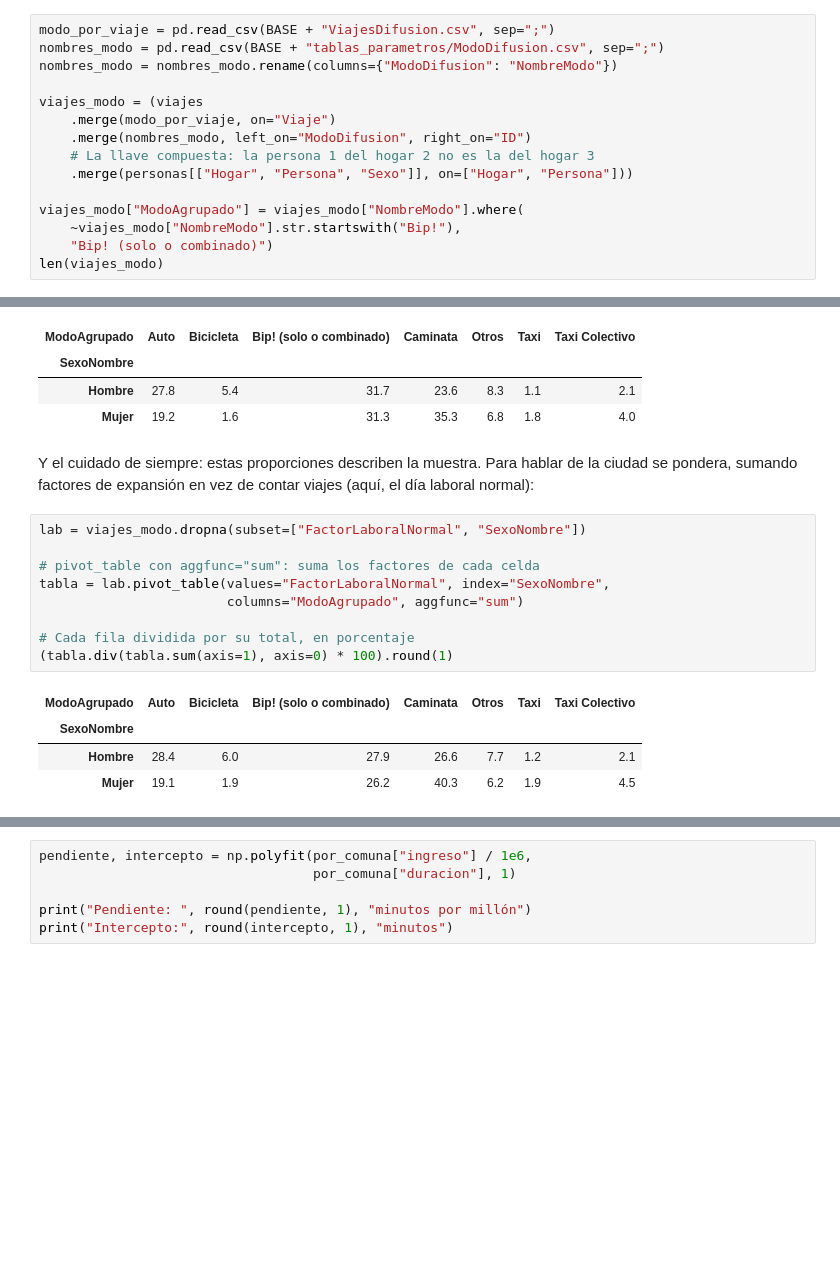
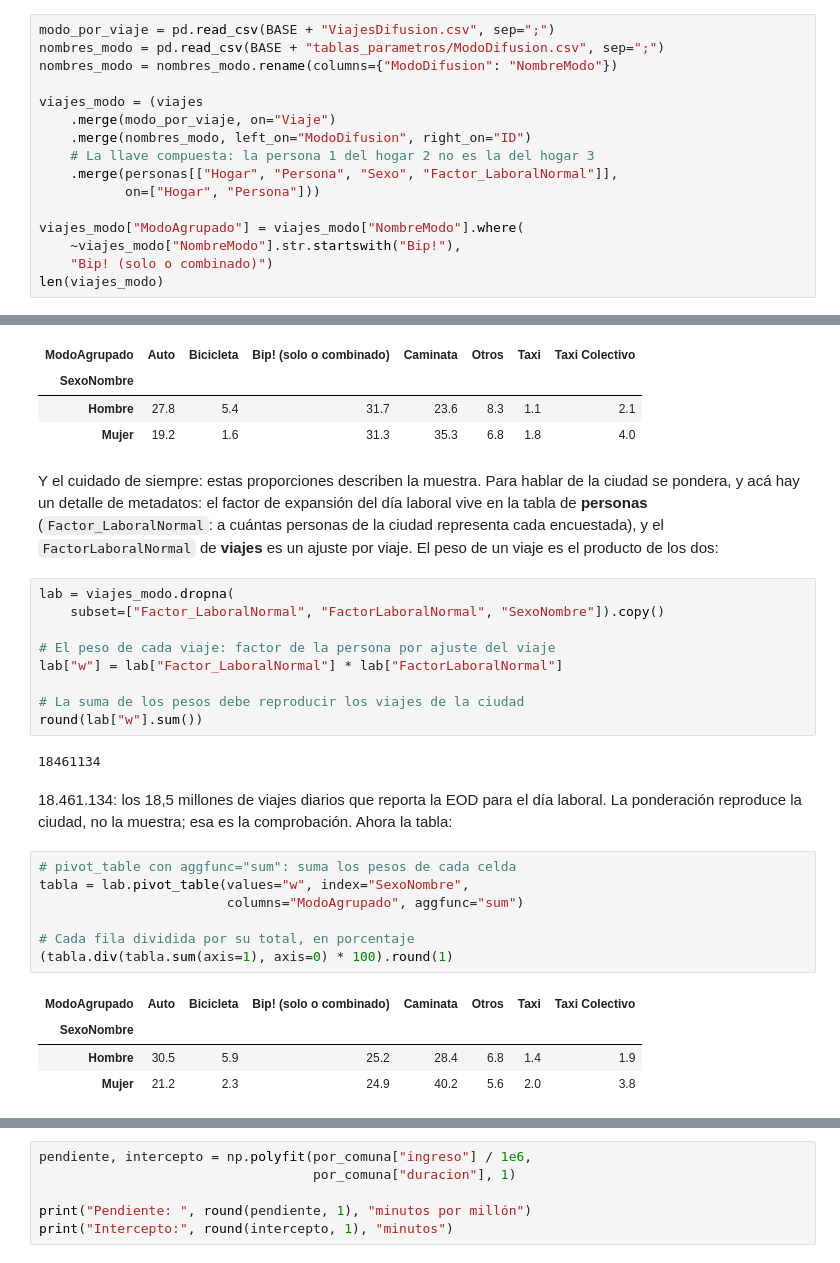
Before and after one commit to daniopitz/diplomado-cdd, a Jupyter notebook: 03_eda_bivariado_colab.ipynb, the cells around one changed output, grey strips where cells are left out. Cells and saved outputs as stored; diff of their text form; blank space fills up the shorter version.

```diff
--- a/03_eda_bivariado_colab.ipynb
+++ b/03_eda_bivariado_colab.ipynb
@@ -346,7 +351,8 @@ viajes_modo = (viajes
     .merge(modo_por_viaje, on="Viaje")
     .merge(nombres_modo, left_on="ModoDifusion", right_on="ID")
     # La llave compuesta: la persona 1 del hogar 2 no es la del hogar 3
-    .merge(personas[["Hogar", "Persona", "Sexo"]], on=["Hogar", "Persona"]))
+    .merge(personas[["Hogar", "Persona", "Sexo", "Factor_LaboralNormal"]],
+           on=["Hogar", "Persona"]))
 
 viajes_modo["ModoAgrupado"] = viajes_modo["NombreModo"].where(
     ~viajes_modo["NombreModo"].str.startswith("Bip!"),
@@ -411,20 +417,31 @@ El atajo para lo mismo: `pd.crosstab` cuenta combinaciones y trae `normalize="in
 | SexoNombre |  |  |  |  |  |  |  |
 | Hombre | 27.8 | 5.4 | 31.7 | 23.6 | 8.3 | 1.1 | 2.1 |
 | Mujer | 19.2 | 1.6 | 31.3 | 35.3 | 6.8 | 1.8 | 4.0 |
-# %% [markdown]
-Y el cuidado de siempre: estas proporciones describen la muestra. Para hablar de la ciudad se pondera, sumando factores de expansión en vez de contar viajes (aquí, el día laboral normal):
+# %% [markdown]
+Y el cuidado de siempre: estas proporciones describen la muestra. Para hablar de la ciudad se pondera, y acá hay un detalle de metadatos: el factor de expansión del día laboral vive en la tabla de **personas** (`Factor_LaboralNormal`: a cuántas personas de la ciudad representa cada encuestada), y el `FactorLaboralNormal` de **viajes** es un ajuste por viaje. El peso de un viaje es el producto de los dos:
+# %%
+lab = viajes_modo.dropna(
+    subset=["Factor_LaboralNormal", "FactorLaboralNormal", "SexoNombre"]).copy()
+
+# El peso de cada viaje: factor de la persona por ajuste del viaje
+lab["w"] = lab["Factor_LaboralNormal"] * lab["FactorLaboralNormal"]
+
+# La suma de los pesos debe reproducir los viajes de la ciudad
+round(lab["w"].sum())
+# %% [output]
+18461134
+# %% [markdown]
+18.461.134: los 18,5 millones de viajes diarios que reporta la EOD para el día laboral. La ponderación reproduce la ciudad, no la muestra; esa es la comprobación. Ahora la tabla:
 # %%
-lab = viajes_modo.dropna(subset=["FactorLaboralNormal", "SexoNombre"])
-
-# pivot_table con aggfunc="sum": suma los factores de cada celda
-tabla = lab.pivot_table(values="FactorLaboralNormal", index="SexoNombre",
+# pivot_table con aggfunc="sum": suma los pesos de cada celda
+tabla = lab.pivot_table(values="w", index="SexoNombre",
                         columns="ModoAgrupado", aggfunc="sum")
 
 # Cada fila dividida por su total, en porcentaje
 (tabla.div(tabla.sum(axis=1), axis=0) * 100).round(1)
 # %% [output]
 | ModoAgrupado | Auto | Bicicleta | Bip! (solo o combinado) | Caminata | Otros | Taxi | Taxi Colectivo |
 | SexoNombre |  |  |  |  |  |  |  |
-| Hombre | 28.4 | 6.0 | 27.9 | 26.6 | 7.7 | 1.2 | 2.1 |
-| Mujer | 19.1 | 1.9 | 26.2 | 40.3 | 6.2 | 1.9 | 4.5 |
+| Hombre | 30.5 | 5.9 | 25.2 | 28.4 | 6.8 | 1.4 | 1.9 |
+| Mujer | 21.2 | 2.3 | 24.9 | 40.2 | 5.6 | 2.0 | 3.8 |
 # %% [markdown]
```
Also changed, not shown: parts of 12 cells of this notebook, 3 other files.
